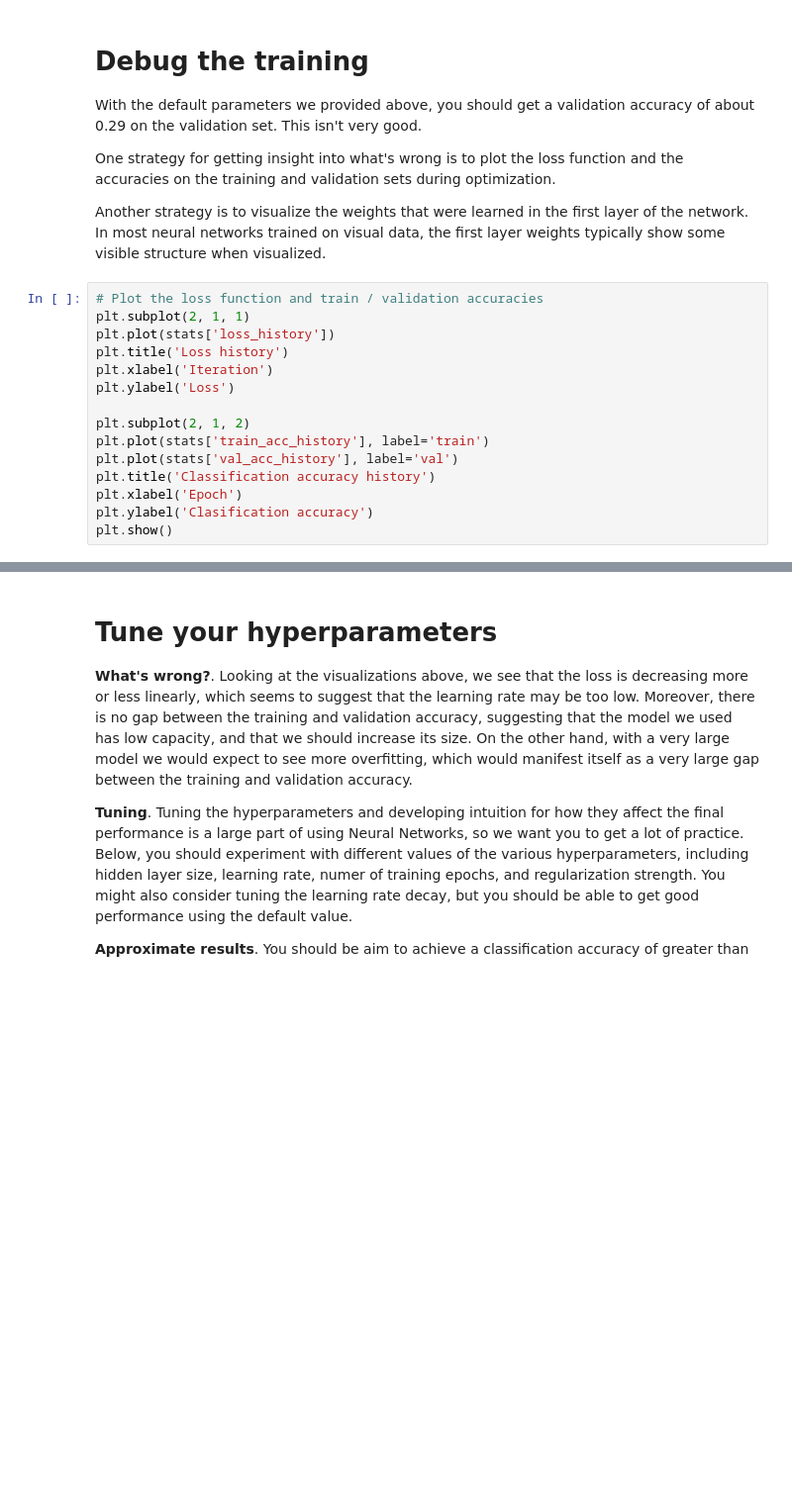
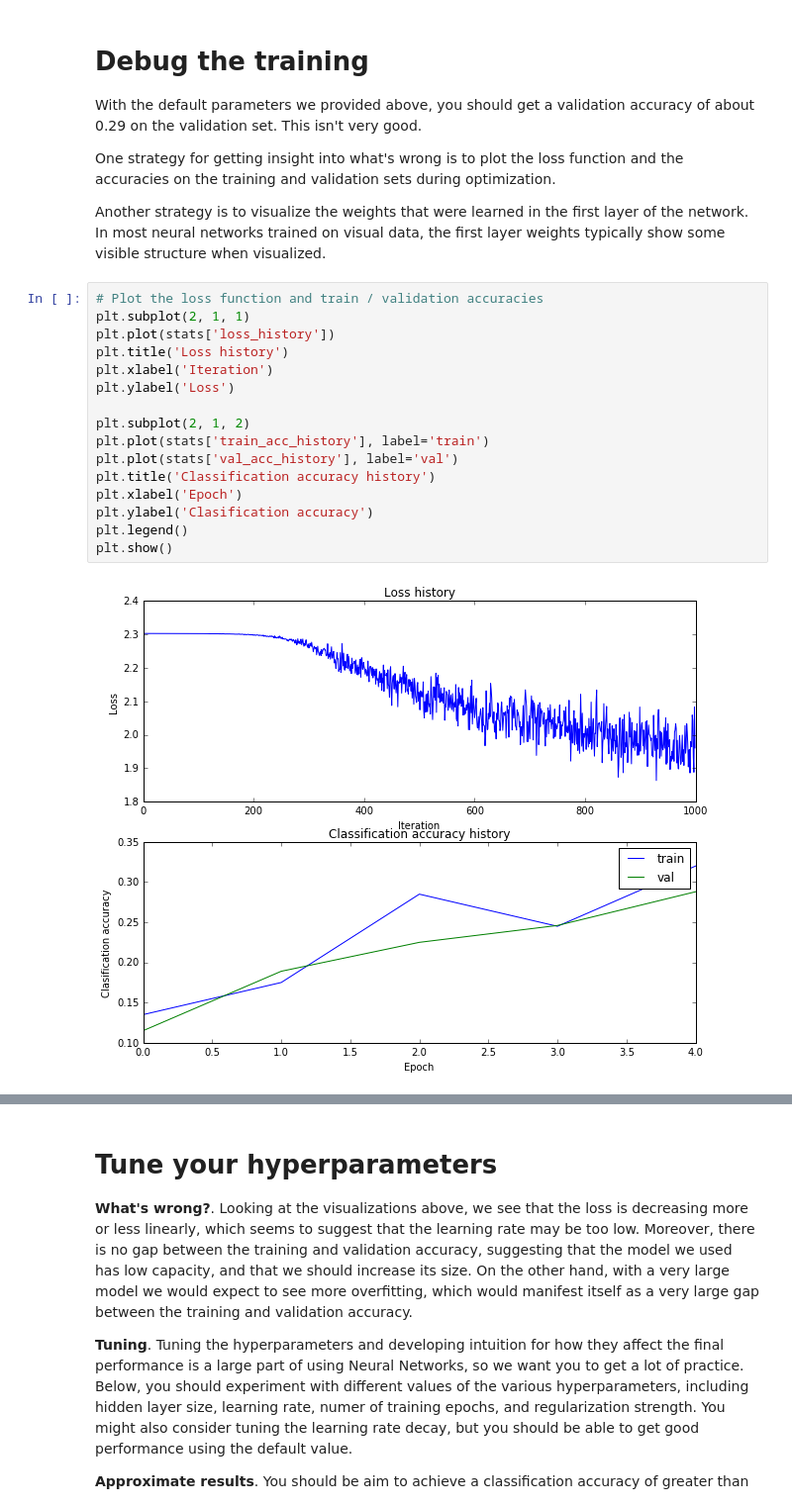
Before and after one commit to muneebaadil/CS231n---Convolutional-Neural-Networks-for-Visual-Recognition-Stanford-, a Jupyter notebook: assignment1/two_layer_net.ipynb, the cells around one changed output, grey strips where cells are left out. Shown at 99% size. Cells and saved outputs as stored; diff of their text form; blank space fills up the shorter version.

```diff
--- a/assignment1/two_layer_net.ipynb
+++ b/assignment1/two_layer_net.ipynb
@@ -231,18 +237,21 @@ Another strategy is to visualize the weights that were learned in the first laye
 # %%
 # Plot the loss function and train / validation accuracies
 plt.subplot(2, 1, 1)
 plt.plot(stats['loss_history'])
 plt.title('Loss history')
 plt.xlabel('Iteration')
 plt.ylabel('Loss')
 
 plt.subplot(2, 1, 2)
 plt.plot(stats['train_acc_history'], label='train')
 plt.plot(stats['val_acc_history'], label='val')
 plt.title('Classification accuracy history')
 plt.xlabel('Epoch')
 plt.ylabel('Clasification accuracy')
+plt.legend()
 plt.show()
+# %% [output]
+[figure, added]
 # %%
 from cs231n.vis_utils import visualize_grid
 
```
Also changed, not shown: parts of 6 cells of this notebook, 1 other file.
